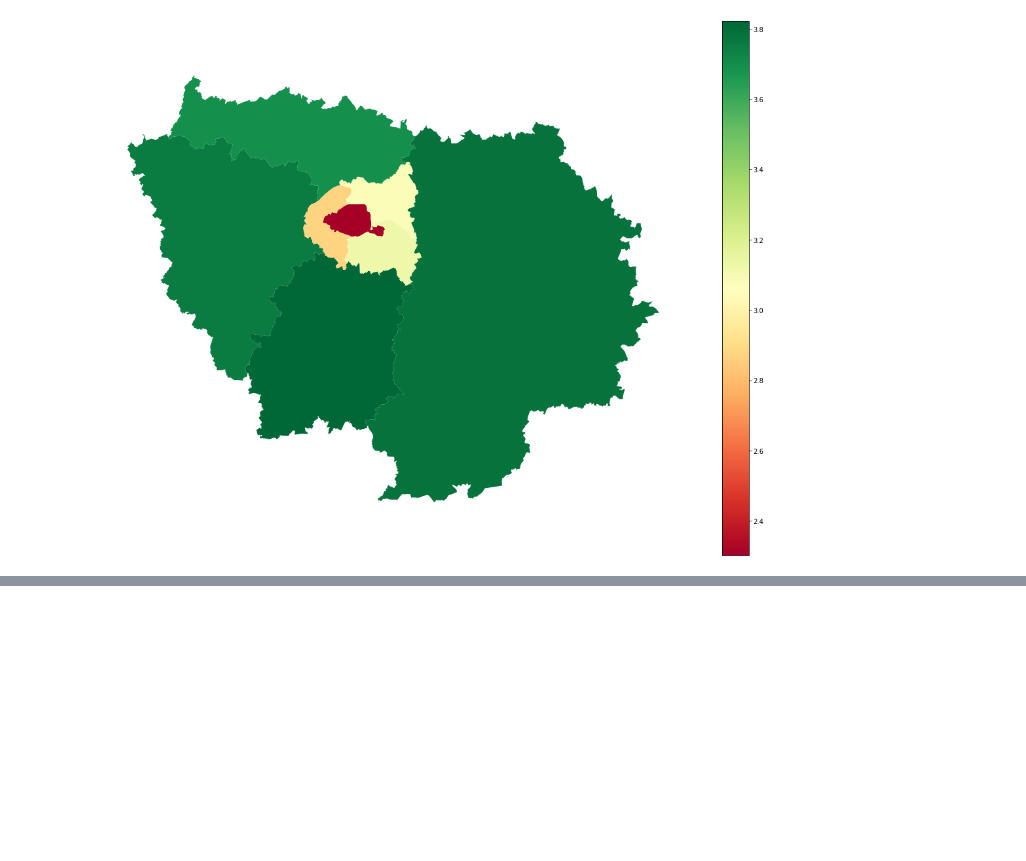
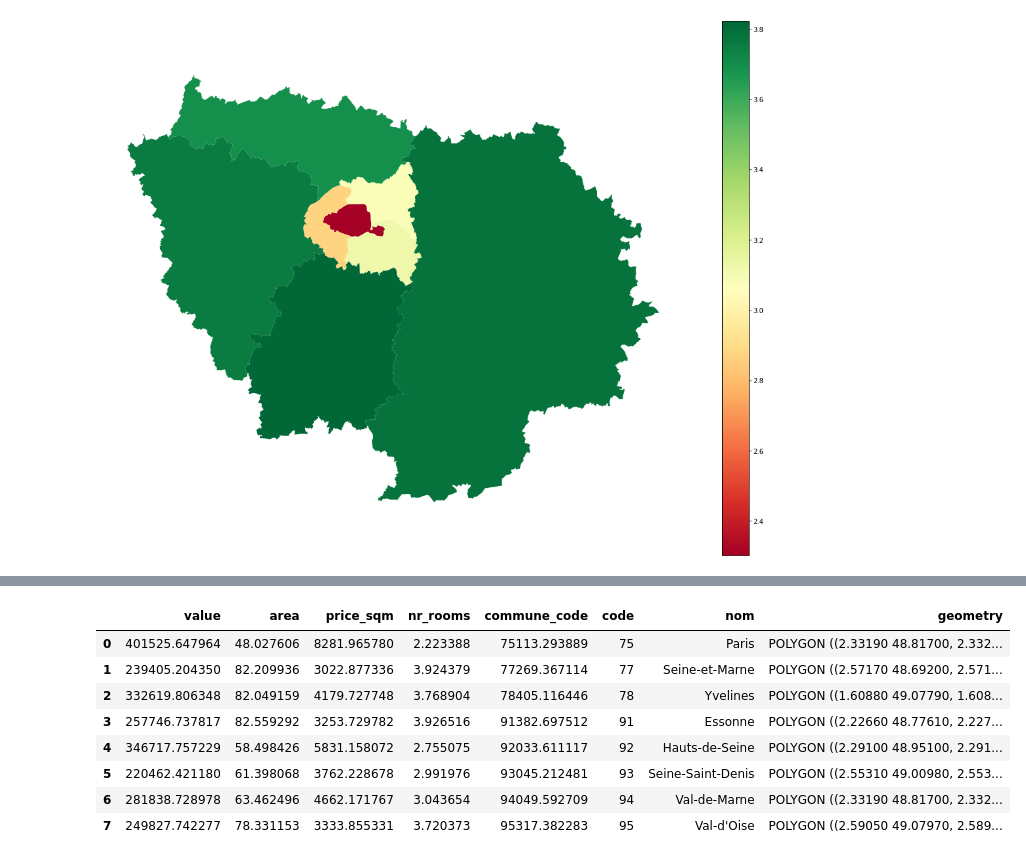
Before and after one commit to Sebastiao199/datathon_realestate, a Jupyter notebook: geojsonfiles_analysis.ipynb, the cells around one changed output, grey strips where cells are left out. Saved outputs shown, nothing was run; the diff lists cells and outputs as text; code cells hidden in the pictures; blank space fills up the shorter version.

```diff
--- a/geojsonfiles_analysis.ipynb
+++ b/geojsonfiles_analysis.ipynb
@@ -273,0 +343,13 @@ plt.axis('off')
+# %%
+group_by_merge_geo_2014 = result_groupby_2014.merge(departments_ile_de_france, left_on='department_code', right_on='code')
+group_by_merge_geo_2014
+# %% [output]
+|  | value | area | price_sqm | nr_rooms | commune_code | code | nom | geometry |
+| 0 | 401525.647964 | 48.027606 | 8281.965780 | 2.223388 | 75113.293889 | 75 | Paris | POLYGON ((2.33190 48.81700, 2.332... |
+| 1 | 239405.204350 | 82.209936 | 3022.877336 | 3.924379 | 77269.367114 | 77 | Seine-et-Marne | POLYGON ((2.57170 48.69200, 2.571... |
+| 2 | 332619.806348 | 82.049159 | 4179.727748 | 3.768904 | 78405.116446 | 78 | Yvelines | POLYGON ((1.60880 49.07790, 1.608... |
+| 3 | 257746.737817 | 82.559292 | 3253.729782 | 3.926516 | 91382.697512 | 91 | Essonne | POLYGON ((2.22660 48.77610, 2.227... |
+| 4 | 346717.757229 | 58.498426 | 5831.158072 | 2.755075 | 92033.611117 | 92 | Hauts-de-Seine | POLYGON ((2.29100 48.95100, 2.291... |
+| 5 | 220462.421180 | 61.398068 | 3762.228678 | 2.991976 | 93045.212481 | 93 | Seine-Saint-Denis | POLYGON ((2.55310 49.00980, 2.553... |
+| 6 | 281838.728978 | 63.462496 | 4662.171767 | 3.043654 | 94049.592709 | 94 | Val-de-Marne | POLYGON ((2.33190 48.81700, 2.332... |
+| 7 | 249827.742277 | 78.331153 | 3333.855331 | 3.720373 | 95317.382283 | 95 | Val-d'Oise | POLYGON ((2.59050 49.07970, 2.589... |
```
Also changed, not shown: parts of 14 cells of this notebook.
